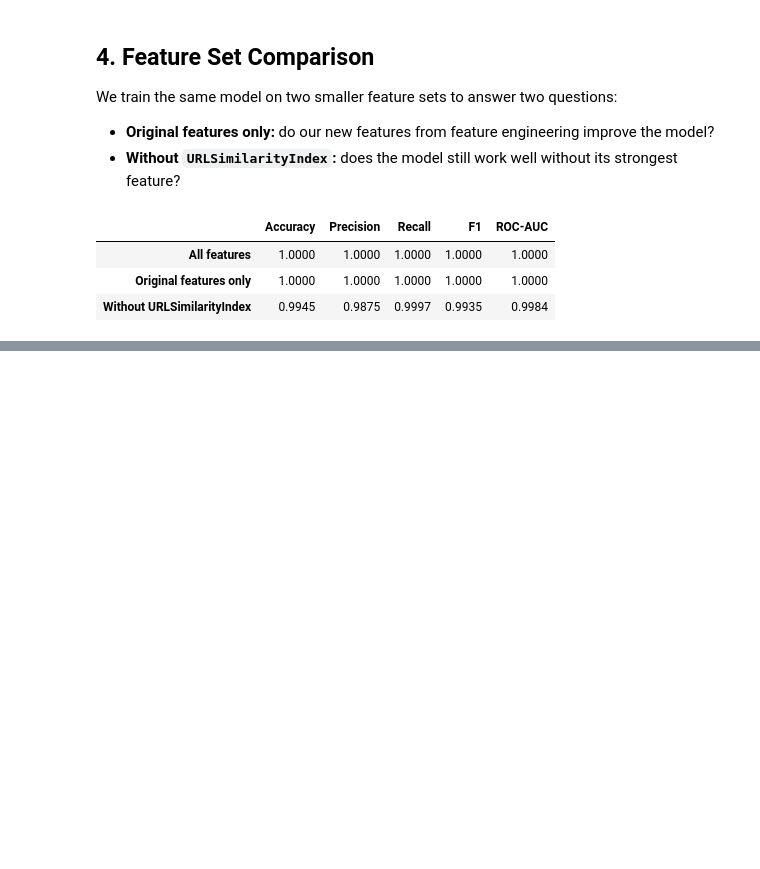
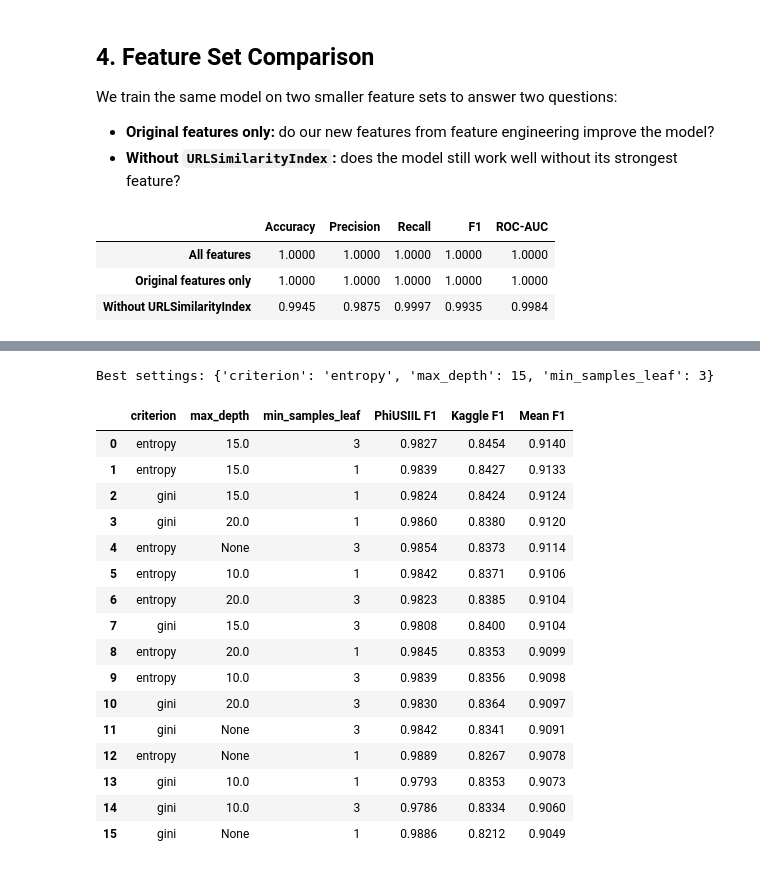
Before and after one commit to imansharinda-ux/DetectIt-ml, a Jupyter notebook: notebooks/06_decision_tree.ipynb, the cells around one changed output, grey strips where cells are left out. Drawn from its saved outputs; the diff is of its cells as text; code cells hidden in the pictures; blank space fills up the shorter version.

```diff
--- a/notebooks/06_decision_tree.ipynb
+++ b/notebooks/06_decision_tree.ipynb
@@ -173,0 +190,6 @@ pd.DataFrame(feature_results).T.round(4)
+# %%
+X_url_train, y_url_train, url_source, url_test_sets = load_url_experiment()
+
+print(f"Training set: {X_url_train.shape[0]:,} rows | {X_url_train.shape[1]} features")
+for test_name, (X_url_test, y_url_test) in url_test_sets.items():
+    print(f"{test_name}: {X_url_test.shape[0]:,} rows")
@@ -173,0 +222,33 @@ pd.DataFrame(feature_results).T.round(4)
+# %%
+url_param_grid = {
+    "max_depth": [10, 15, 20, None],
+    "min_samples_leaf": [1, 3],
+    "criterion": ["gini", "entropy"],
+}
+
+X_url_tune, y_url_tune, url_source_tune = X_url_train, y_url_train, url_source
+
+url_tuning, url_best_params = tune_by_source(model, url_param_grid, X_url_tune, y_url_tune, url_source_tune)
+url_best_model = clone(model).set_params(**url_best_params)
+
+print(f"Best settings: {url_best_params}")
+url_tuning.round(4)
+# %% [output]
+Best settings: {'criterion': 'entropy', 'max_depth': 15, 'min_samples_leaf': 3}
+|  | criterion | max_depth | min_samples_leaf | PhiUSIIL F1 | Kaggle F1 | Mean F1 |
+| 0 | entropy | 15.0 | 3 | 0.9827 | 0.8454 | 0.9140 |
+| 1 | entropy | 15.0 | 1 | 0.9839 | 0.8427 | 0.9133 |
+| 2 | gini | 15.0 | 1 | 0.9824 | 0.8424 | 0.9124 |
+| 3 | gini | 20.0 | 1 | 0.9860 | 0.8380 | 0.9120 |
+| 4 | entropy | None | 3 | 0.9854 | 0.8373 | 0.9114 |
+| 5 | entropy | 10.0 | 1 | 0.9842 | 0.8371 | 0.9106 |
+| 6 | entropy | 20.0 | 3 | 0.9823 | 0.8385 | 0.9104 |
+| 7 | gini | 15.0 | 3 | 0.9808 | 0.8400 | 0.9104 |
+| 8 | entropy | 20.0 | 1 | 0.9845 | 0.8353 | 0.9099 |
+| 9 | entropy | 10.0 | 3 | 0.9839 | 0.8356 | 0.9098 |
+| 10 | gini | 20.0 | 3 | 0.9830 | 0.8364 | 0.9097 |
+| 11 | gini | None | 3 | 0.9842 | 0.8341 | 0.9091 |
+| 12 | entropy | None | 1 | 0.9889 | 0.8267 | 0.9078 |
+| 13 | gini | 10.0 | 1 | 0.9793 | 0.8353 | 0.9073 |
+| 14 | gini | 10.0 | 3 | 0.9786 | 0.8334 | 0.9060 |
+| 15 | gini | None | 1 | 0.9886 | 0.8212 | 0.9049 |
```
Also changed, not shown: parts of 20 cells of this notebook, 4 other files.
